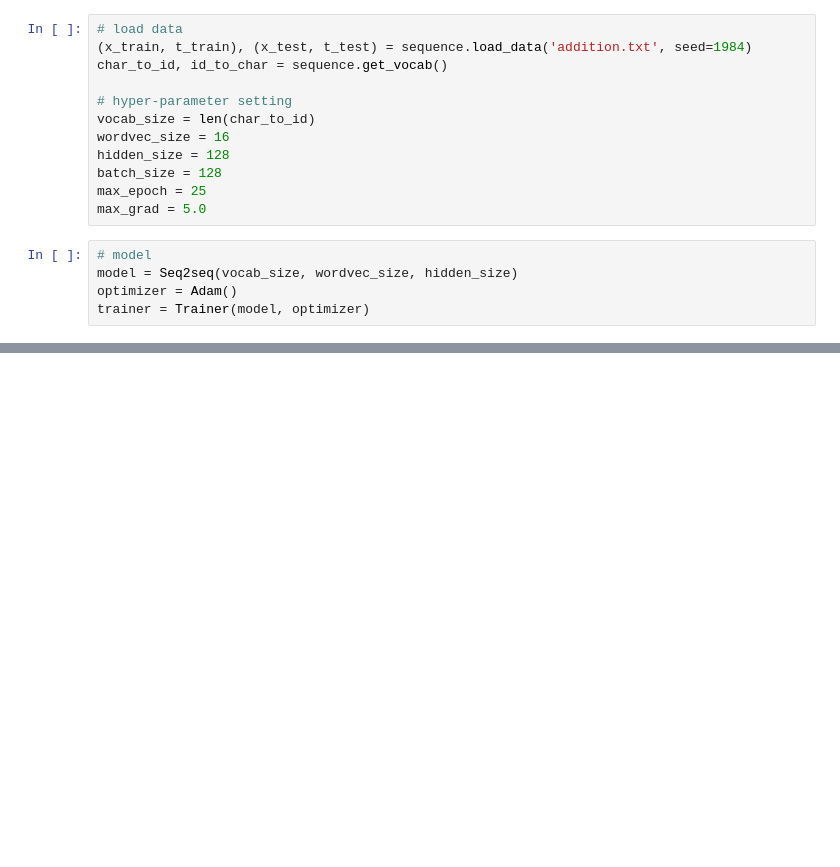
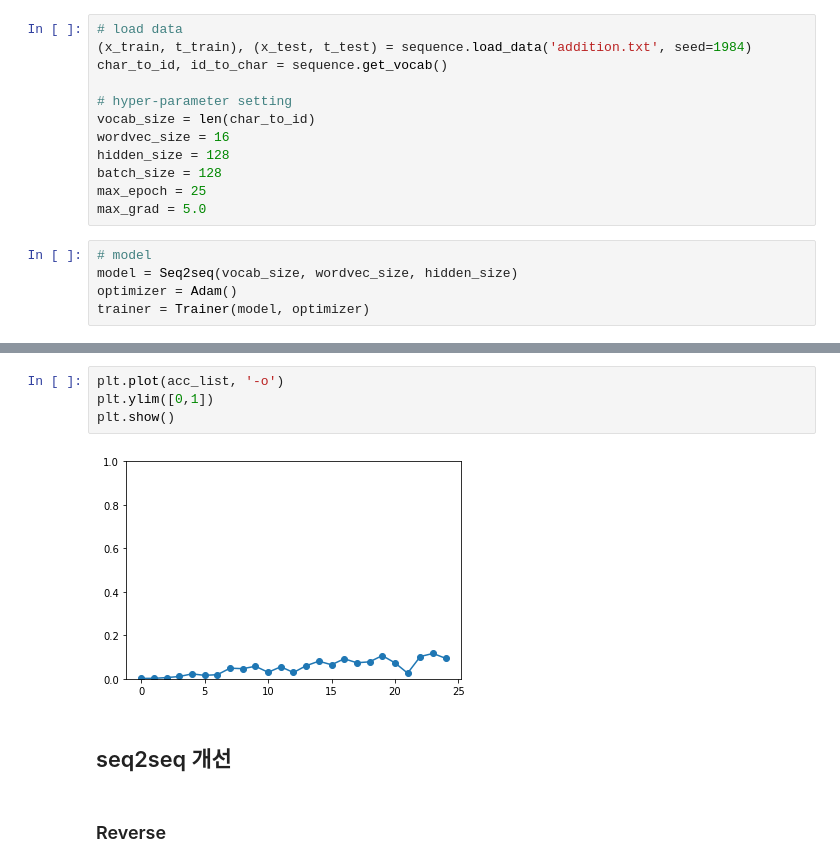
Before and after one commit to dongyoung0/NLP-from-scratch, a Jupyter notebook: practice/ch07_seq2seq.ipynb, the cells around one changed output, grey strips where cells are left out. Cells and saved outputs as stored; diff of their text form; blank space fills up the shorter version.

```diff
--- a/practice/ch07_seq2seq.ipynb
+++ b/practice/ch07_seq2seq.ipynb
@@ -445,3 +445,13 @@ T 236
 X 239
 ---
 accuracy : 9%
+# %%
+plt.plot(acc_list, '-o')
+plt.ylim([0,1])
+plt.show()
+# %% [output]
+[figure, added]
+# %% [markdown]
+## seq2seq 개선
+# %% [markdown]
+### Reverse
```
Also changed, not shown: parts of 16 cells of this notebook.
